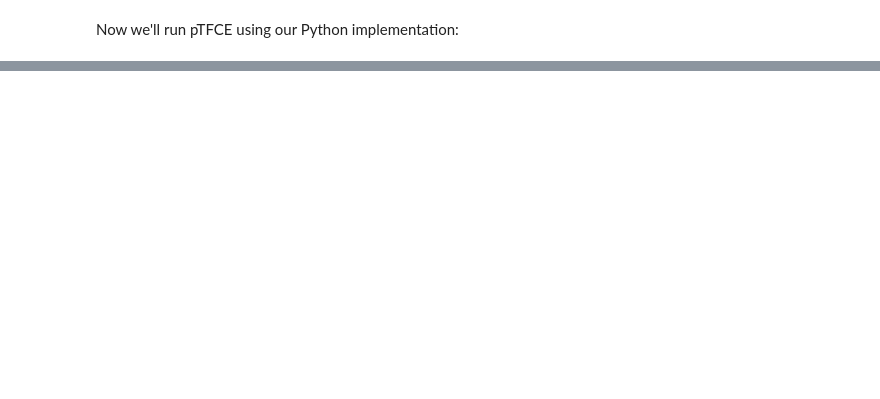
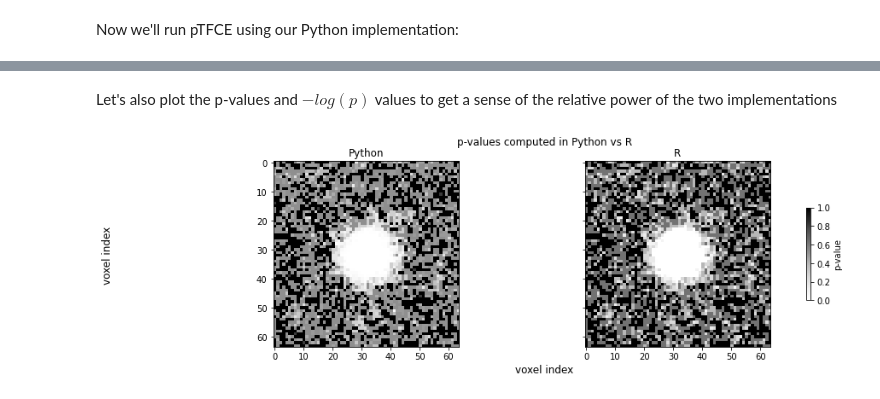
Before and after one commit to drammock/ptfce, a Jupyter notebook: comparison-GRF-sim.ipynb, the cells around one changed output, grey strips where cells are left out. Cells and saved outputs as stored; diff of their text form; code cells hidden in the pictures; blank space fills up the shorter version.

```diff
--- a/comparison-GRF-sim.ipynb
+++ b/comparison-GRF-sim.ipynb
@@ -58,6 +60,6 @@ data = zscore(data, axis=None)
 Running pTFCE in R requires the data to be in Nifti format, but `rpy2` can't pass Nifti format between Python and R, so we'll pass in the `data` array, and pass back the enhanced data after extracting it from the Nifti container.
 # %%
-%%R -i data -i r_shape -o enhanced_img_R
+%%R -i data -i r_shape -o enhanced_img_R -o pvals_R -o neglogp_R
 
 library(oro.nifti)
 library(pTFCE)
@@ -69,6 +71,8 @@ img <- nifti(data, dim=r_shape, datatype=16)
 mask <- nifti(array(1, dim=r_shape))
 
 result <- ptfce(img, mask)
+pvals_R <- result$p@.Data
+neglogp_R <- result$logp@.Data
 enhanced_img_R <- result$Z@.Data
 # %% [output]
 R[write to console]: oro.nifti 0.11.0
@@ -136,0 +154,8 @@ fig.colorbar(ax.images[0], ax=axs, shrink=0.5, label='z-score')
+# %% [markdown]
+Let's also plot the p-values and $-log(p)$ values to get a sense of the relative power of the two implementations
+# %%
+fig = make_plots(Python=pvals, R=pvals_R)
+fig.suptitle('p-values computed in Python vs R')
+_ = fig.colorbar(fig.axes[0].images[0], ax=fig.axes, shrink=0.5, label='p-value')
+# %% [output]
+[figure, added]
```
Also changed, not shown: parts of 14 cells of this notebook.
